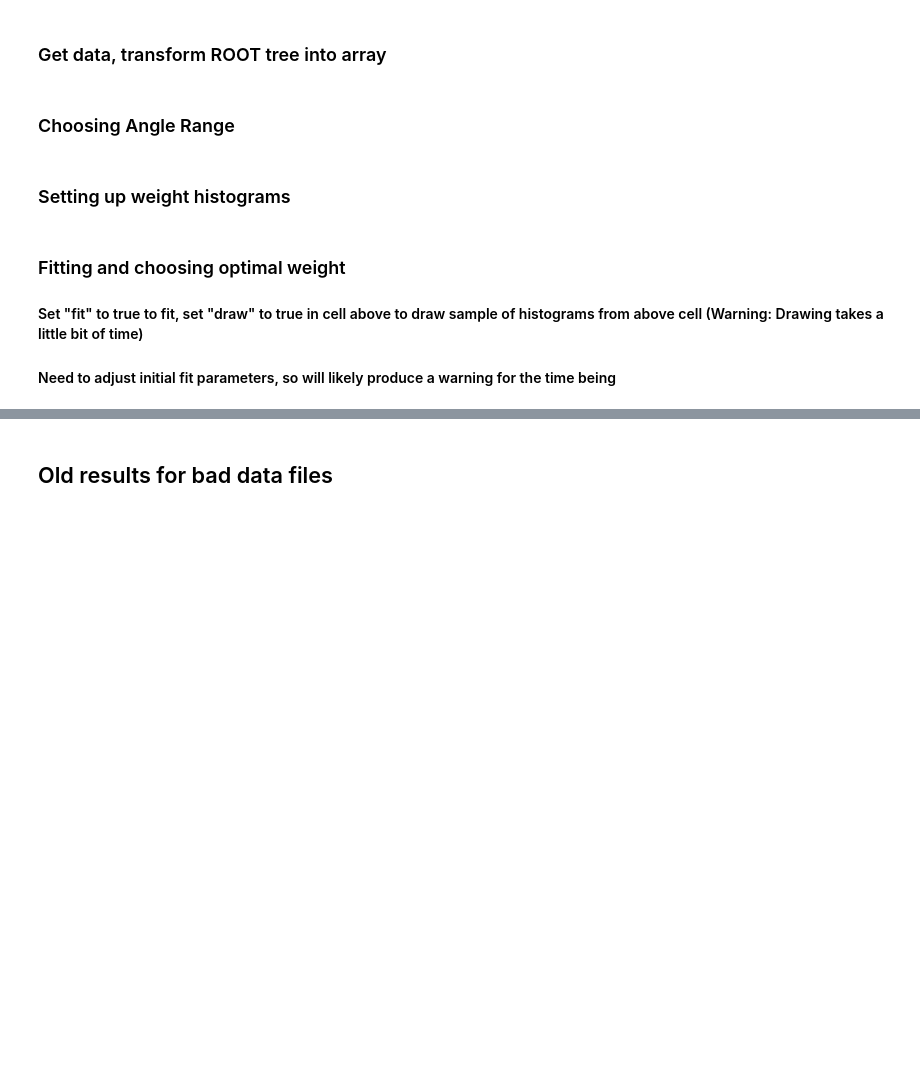
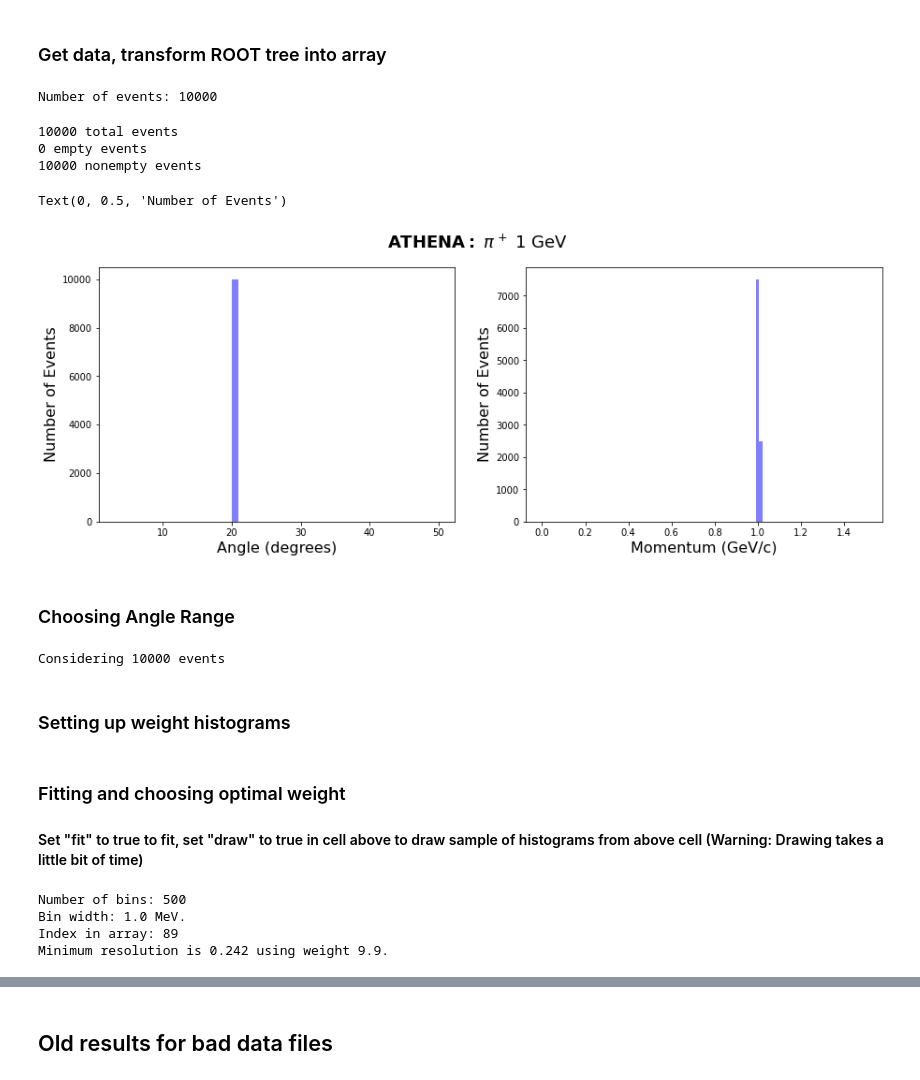
Before and after one commit to rymilton/ATHENA, a Jupyter notebook: SingleParticle.ipynb, the cells around one changed output, grey strips where cells are left out. Saved outputs shown, nothing was run; the diff lists cells and outputs as text; code cells hidden in the pictures; blank space fills up the shorter version.

```diff
--- a/SingleParticle.ipynb
+++ b/SingleParticle.ipynb
@@ -31,7 +35,8 @@ particle = 'pi+' # Particle incident on detectors
 # print("Number of files: {NumFiles}.".format(NumFiles = len(files)))
 
 # Using file Miguel just produced
-files = '/home/ryan/EIC_Data/rec_piplus_forward.root:events'
+files = '/home/ryan/EIC_Data/rec_{particle}_forward.root:events'.format(particle = particle)
+#files = 'root://sci-xrootd.jlab.org//osgpool/eic/ATHENA/RECO/SINGLE/{particle}/{energy}GeV/3to50deg/{particle}_{energy}GeV_3to50deg.0002.root:events'.format(energy = energy, particle = particle)
 
 # Combining all the data files that we found. Only include the branches that are of interest
 full_events = ur.concatenate(files, ["mcparticles2.psx", "mcparticles2.psy", "mcparticles2.psz", "mcparticles2.pdgID", "mcparticles2.genStatus"], library = 'np')
@@ -42,37 +47,61 @@ if len(full_events['mcparticles2.pdgID']) != len(HcalHadron_events["HcalHadronEn
     raise ValueError("Number of events do not align!")
 num_events = len(full_events['mcparticles2.pdgID'])
 print('Number of events: {events}'.format(events=num_events))
+# %% [output]
+Number of events: 10000
 # %%
-# Getting an array of angles for each event
+# Getting the incident angle and momentum for each event
 
-theta_array = []
-momentum_array = []
+theta_list = []
+momentum_list = []
 num_empty_events = 0
-particle_ids = {'pi+':211, 'pi0':111, 'e-':11, 'e+':-11, 'gamma':22, 'n':2112, 'p':2212}
+particle_ids = {'pi+':211, 'pi0':111, 'e-':11, 'e+':-11, 'gamma':22, 'n':2112, 'p':2212} # MC particle ids
 
+# Looping over each event to get angle and momentum of incident particle
 for i in range(num_events):
-    if len(full_events["mcparticles2.pdgID"][i]) == 0:
+    num_particles = len(full_events["mcparticles2.pdgID"][i])
+    if num_particles == 0:
         num_empty_events += 1
-        theta_array.append(-999) # Will correctly count the total number of events but keeps the empty event out of consideration
+        theta_list.append(-999) # Will count for the total number of events but keeps the empty events out of consideration
+        momentum_list.append(-999)
         continue
-    for j in range(len(full_events["mcparticles2.pdgID"][i])):
-        if full_events["mcparticles2.genStatus"][i][j] != 1:
+    for j in range(num_particles):
+        if full_events["mcparticles2.pdgID"][i][j] != particle_ids[particle]:
+            continue
+        # Note: genStatus doesn't work for online data files, uncomment break statement instead for these
+        if full_events["mcparticles2.genStatus"][i][j] != 1: # genStatus of 1 is final state particle. I think this is what we want?
             continue
         px = full_events["mcparticles2.psx"][i][j]
         py = full_events["mcparticles2.psy"][i][j]
         pz = full_events["mcparticles2.psz"][i][j]
         p = np.sqrt(px*px + py*py + pz*pz)
-        momentum_array.append(p)
+        momentum_list.append(p)
         theta = np.arccos(pz/p)*180/np.pi
-        theta_array.append(theta)
+        theta_list.append(theta)
+        #break # First POI in each event is assumed to be incident particle. Use for online files since can't identify particle from genStatus.
 
 
-print("{total} total events".format(total=len(theta_array)))
+print("{total} total events".format(total=len(theta_list)))
 print("{empty} empty events".format(empty=num_empty_events))
 print("{nonempty} nonempty events".format(nonempty=num_events - num_empty_events))
 
-theta_data, theta_bins, _ = plt.hist(theta_array, 47, (3, 50), density=False, facecolor='b', alpha=.5)
-#plt.title(r"$\bf{ATHENA:}$"+' $\pi^+$ {energy} GeV'.format(energy=energy, fontsize=18))
+plt.figure(figsize=(15,5))
+plt.suptitle(r"$\bf{ATHENA:}$"+' $\pi^+$ {energy} GeV'.format(energy=energy), fontsize=18)
+
+plt.subplot(1,2,1)
+theta_data, theta_bins, _ = plt.hist(theta_list, 47, (3, 50), density=False, facecolor='b', alpha=.5)
+
 plt.xlabel("Angle (degrees)", fontsize = 16)
 plt.ylabel("Number of Events", fontsize = 16)
+
+plt.subplot(1,2,2)
+momentum_data, momentum_bins, _ = plt.hist(momentum_list, 100, (0, 1.5), density=False, facecolor='b',alpha=.5)
+plt.xlabel("Momentum (GeV/c)", fontsize = 16)
+plt.ylabel("Number of Events", fontsize = 16)
+# %% [output]
+10000 total events
+0 empty events
+10000 nonempty events
+Text(0, 0.5, 'Number of Events')
+[figure, added]
 # %%
@@ -95,14 +124,16 @@ high_angle = 21
 Hcal_energies = []
 Ecal_energies = []
 if filter_angle:
-    Hcal_energies = Angle_Energy(HcalHadron_events, "HcalHadronEndcapHitsReco", theta_array, low_angle, high_angle)
-    Ecal_energies = Angle_Energy(EcalP_events, "EcalEndcapPHitsReco", theta_array, low_angle, high_angle)
+    Hcal_energies = Angle_Energy(HcalHadron_events, "HcalHadronEndcapHitsReco", theta_list, low_angle, high_angle)
+    Ecal_energies = Angle_Energy(EcalP_events, "EcalEndcapPHitsReco", theta_list, low_angle, high_angle)
 else:
     Hcal_energies = HcalHadron_events["HcalHadronEndcapHitsReco.energy"]
     Ecal_energies = EcalP_events["EcalEndcapPHitsReco.energy"]
 
 num_desired_events = len(Ecal_energies)
 print("Considering {X} events".format(X = num_desired_events))
+# %% [output]
+Considering 10000 events
 # %% [markdown]
 ### Setting up weight histograms
 # %%
@@ -131,7 +162,6 @@ for i in range(num_desired_events):
 # %% [markdown]
 ### Fitting and choosing optimal weight
 #### Set "fit" to true to fit, set "draw" to true in cell above to draw sample of histograms from above cell (Warning: Drawing takes a little bit of time)
-#### Need to adjust initial fit parameters, so will likely produce a warning for the time being
 # %%
 from scipy.stats import norm
 from scipy.optimize import curve_fit
@@ -177,8 +207,14 @@ for i in range(ignore_hists,len(EW)):
     bin_centers = np.array([0.5 * (bins[i] + bins[i+1]) for i in range(len(bins)-1)])
 
     if fit:
+        amp = 0
+        amp_x = 0
+        for k in range(len(hist_data)):
+            if hist_data[k] >=amp:
+                amp = hist_data[k]
+                amp_x = bin_centers[k]
         try:
-            popt, pcov = curve_fit(gaussian, xdata=bin_centers, ydata=hist_data, p0=(100,15,20))
+            popt, pcov = curve_fit(gaussian, xdata=bin_centers, ydata=hist_data, p0=(amp,amp_x, 10))
         except:
             continue
         weight_resolution = np.sqrt(popt[2])/popt[1]
@@ -192,12 +228,17 @@ for i in range(ignore_hists,len(EW)):
             for j in range(len(hist_data)):
                if hist_data[j] > max_bin_height:
                    max_bin_height = hist_data[j]
-            plt.text(0.8*max_energies[energy]+.5, 0.6*max_bin_height, "$\mu$ = {mean} \n $\sigma$ = {sigma} \n $\sigma/\mu$ = {res}"\
-                     .format( mean = round(popt[1],2), sigma = round(np.sqrt(popt[2]),3), res = round(weight_resolution,4)),horizontalalignment='center',multialignment='left',verticalalignment='center', fontsize = 16)
+            plt.text(0.8*max_energies[energy]+.5, 0.6*max_bin_height, "A= {amp} \n $\mu$ = {mean} \n $\sigma$ = {sigma} \n $\sigma/\mu$ = {res}"\
+                     .format(amp = round(popt[0],2), mean = round(popt[1],2), sigma = round(np.sqrt(popt[2]),3), res = round(weight_resolution,4)),horizontalalignment='center',multialignment='left',verticalalignment='center', fontsize = 16)
 
 if fit:
     print("Index in array: {index}".format(index = min_index))
     print("Minimum resolution is {res} using weight {weight}.".format(res = round(min_resolution,3), weight = round(weights[min_index],2)))
+# %% [output]
+Number of bins: 500
+Bin width: 1.0 MeV.
+Index in array: 89
+Minimum resolution is 0.242 using weight 9.9.
 # %%
 # Plotting the histogram with the optimal weight
 
```
Also changed, not shown: parts of 3 cells of this notebook.
